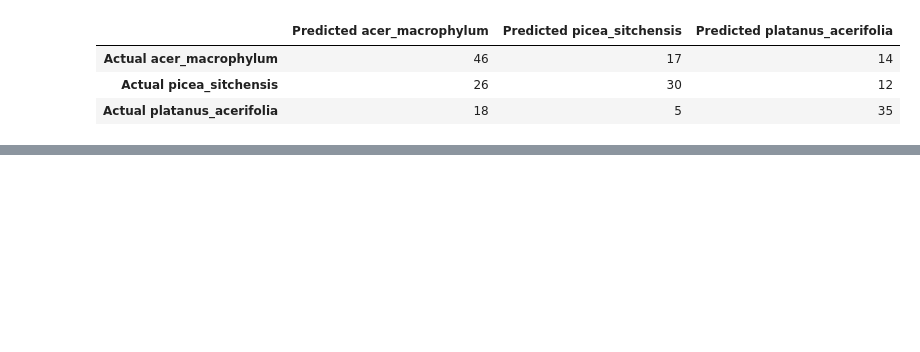
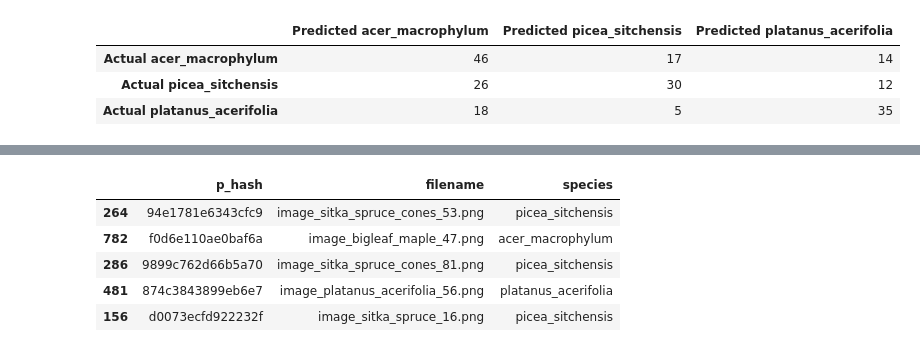
Before and after one commit to NathanielBlairStahn/tree-logic, a Jupyter notebook: build_a_model.ipynb, the cells around one changed output, grey strips where cells are left out. Cells and saved outputs as stored; diff of their text form; code cells hidden in the pictures; blank space fills up the shorter version.

```diff
--- a/build_a_model.ipynb
+++ b/build_a_model.ipynb
@@ -329,0 +395,15 @@ confusion_df(y_test, y_test_hat_cat, gb_model)
+# %%
+incorrect_idx = y_test.index[np.where(y_test != y_test_hat_cat)]
+correct_idx = y_test.index[np.where(y_test == y_test_hat_cat)]
+# %%
+misclassified_df = tree_features_df.loc[incorrect_idx, ['p_hash', 'filename', 'species']]
+correct_df = tree_features_df.loc[correct_idx, ['p_hash', 'filename', 'species']]
+# %%
+misclassified_df.head()
+# %% [output]
+|  | p_hash | filename | species |
+| 264 | 94e1781e6343cfc9 | image_sitka_spruce_cones_53.png | picea_sitchensis |
+| 782 | f0d6e110ae0baf6a | image_bigleaf_maple_47.png | acer_macrophylum |
+| 286 | 9899c762d66b5a70 | image_sitka_spruce_cones_81.png | picea_sitchensis |
+| 481 | 874c3843899eb6e7 | image_platanus_acerifolia_56.png | platanus_acerifolia |
+| 156 | d0073ecfd922232f | image_sitka_spruce_16.png | picea_sitchensis |
```
Also changed, not shown: parts of 36 cells of this notebook.
